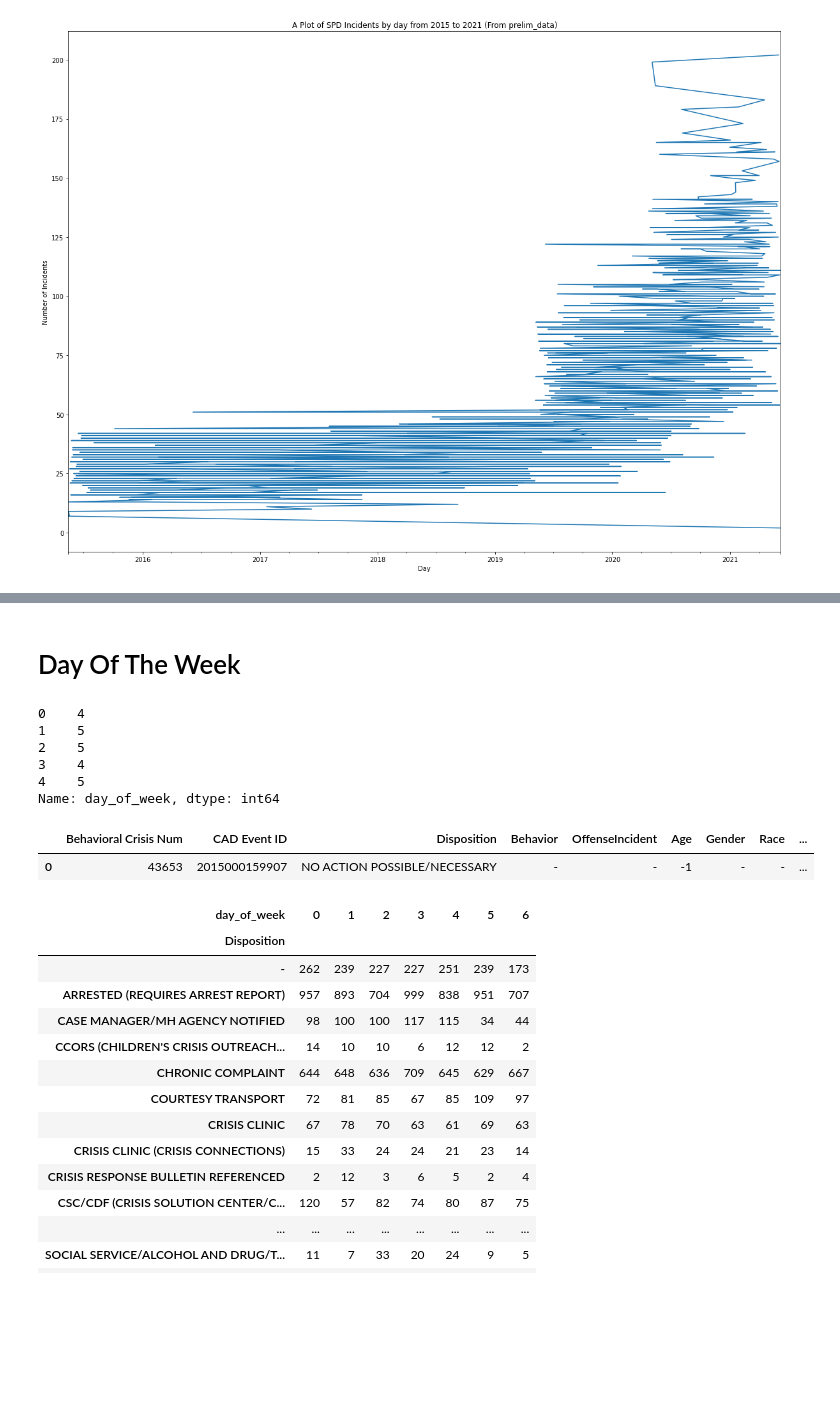
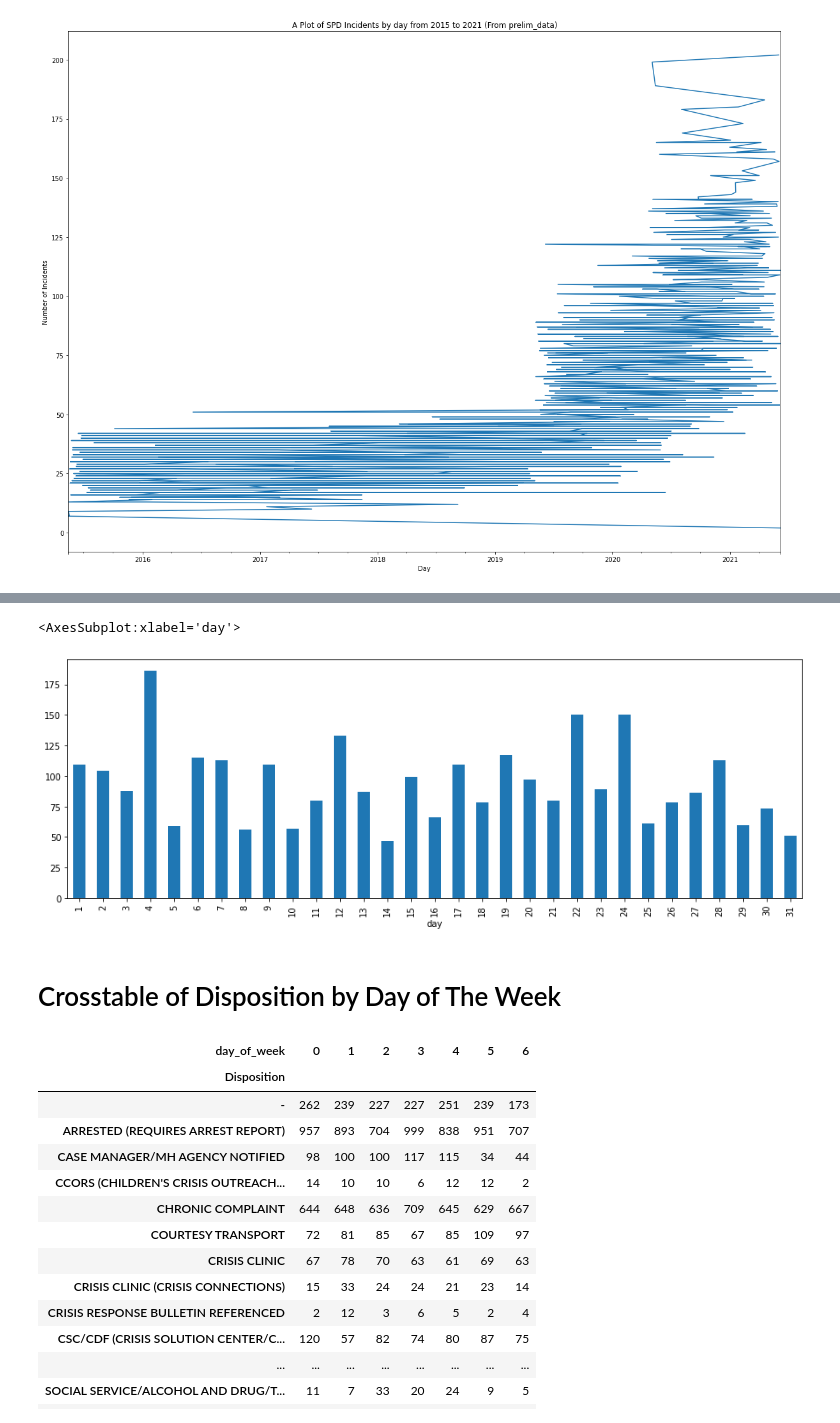
Before and after one commit to msenosain/spd-use-of-force_DS4A, a Jupyter notebook: notebooks/10_EDA_crisis.ipynb, the cells around one changed output, grey strips where cells are left out. Saved outputs shown, nothing was run; the diff lists cells and outputs as text; code cells hidden in the pictures; blank space fills up the shorter version.

```diff
--- a/notebooks/10_EDA_crisis.ipynb
+++ b/notebooks/10_EDA_crisis.ipynb
@@ -262,0 +325,3 @@ Text(0, 0.5, 'Number of Incidents')
+# %%
+yes_daily = yes_df.groupby('day').size()
+yes_daily
@@ -263,20 +346,10 @@ Text(0, 0.5, 'Number of Incidents')
+# %%
+yes_daily.plot(kind = 'bar', figsize= (15, 5))
+# %% [output]
+<AxesSubplot:xlabel='day'>
+[figure, added]
 # %% [markdown]
-# Day Of The Week
+# Crosstable of Disposition by Day of The Week
-# %%
-df["day_of_week"] = df["Date"].dt.dayofweek
-df["day_of_week"].head()
-# %% [output]
-0    4
-1    5
-2    5
-3    4
-4    5
-Name: day_of_week, dtype: int64
-# %%
-df.head(1)
-# %% [output]
-|  | Behavioral Crisis Num | CAD Event ID | Disposition | Behavior | OffenseIncident | Age | Gender | Race | ... |
-| 0 | 43653 | 2015000159907 | NO ACTION POSSIBLE/NECESSARY | - | - | -1 | - | - | ... |
 # %%
 a = pd.crosstab(df['Disposition'], df['day_of_week'])
 pd.crosstab(df['Disposition'], df['day_of_week'])
```
Also changed, not shown: parts of 38 cells of this notebook.
